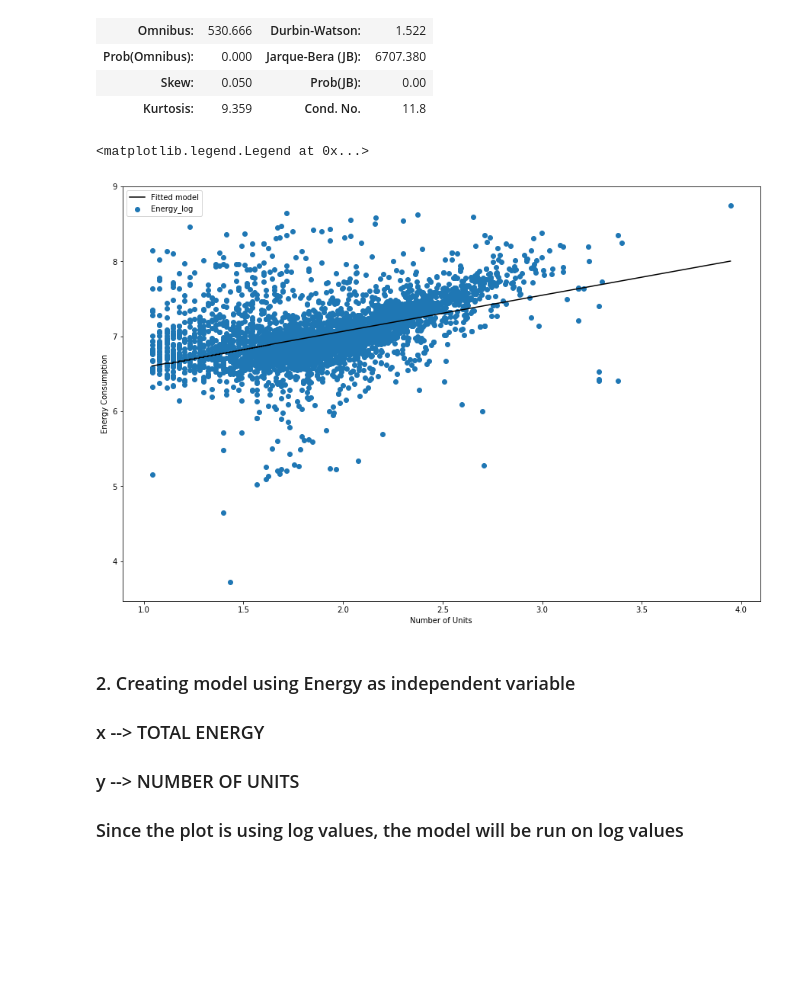
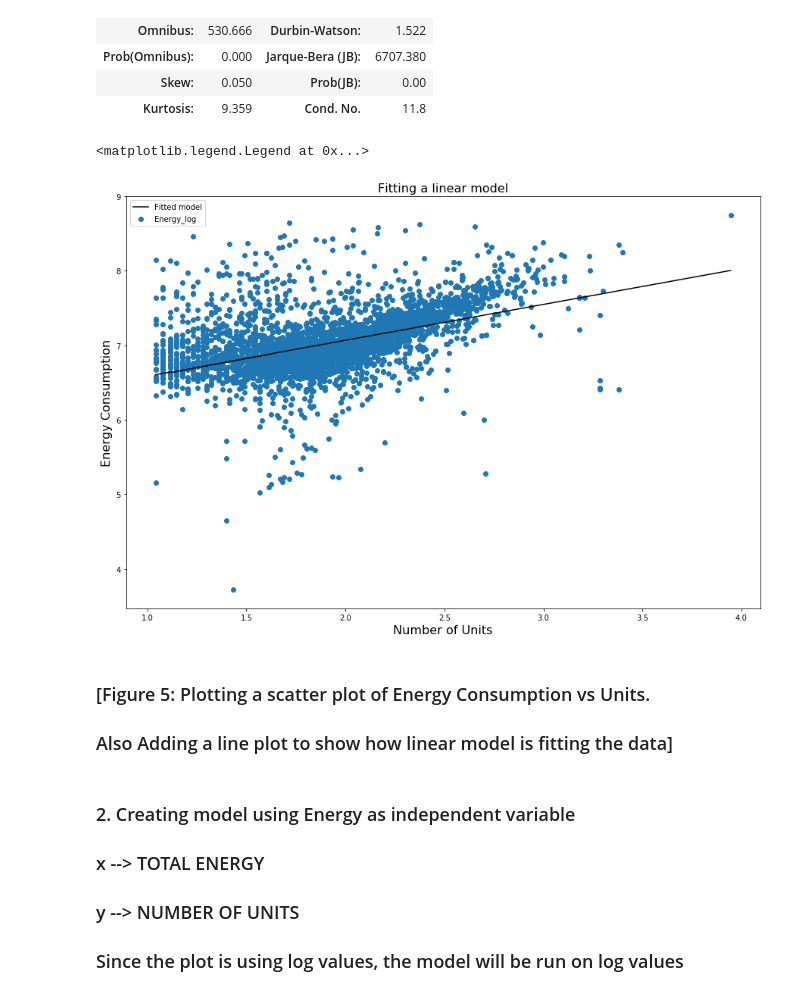
Before and after one commit to ssb10/PUI2017_ssb602, a Jupyter notebook: HW6_ssb602/HW6.ipynb, the cells around one changed output. Drawn from its saved outputs; the diff is of its cells as text; code cells hidden in the pictures; blank space fills up the shorter version.

```diff
--- a/HW6_ssb602/HW6.ipynb
+++ b/HW6_ssb602/HW6.ipynb
@@ -236,14 +240,18 @@ OLS Regression Results
 # %%
 pl.figure(figsize=(15,10))
 pl.scatter(bbl_data_cut_new['Units_log'],bbl_data_cut_new['Energy_log'])
 pl.plot(bbl_data_cut_new['Units_log'].head(len(model1_1.predict())).sort_values(),np.sort(model1_1.predict()),
         c='black',label='Fitted model')
-pl.xlabel("Number of Units")
-pl.ylabel("Energy Consumption")
+pl.xlabel("Number of Units", fontsize=16)
+pl.ylabel("Energy Consumption", fontsize=16)
+pl.title("Fitting a linear model", fontsize=16)
 pl.legend()
 # %% [output]
 <matplotlib.legend.Legend at 0x...>
-[figure, old version]
+[figure, new version]
+# %% [markdown]
+### [Figure 5: Plotting a scatter plot of Energy Consumption vs Units.
+### Also Adding a line plot to show how linear model is fitting the data]
 # %% [markdown]
 ### 2.  Creating model using Energy as independent variable
 ###      x --> TOTAL ENERGY
```
Also changed, not shown: parts of 32 cells of this notebook.
